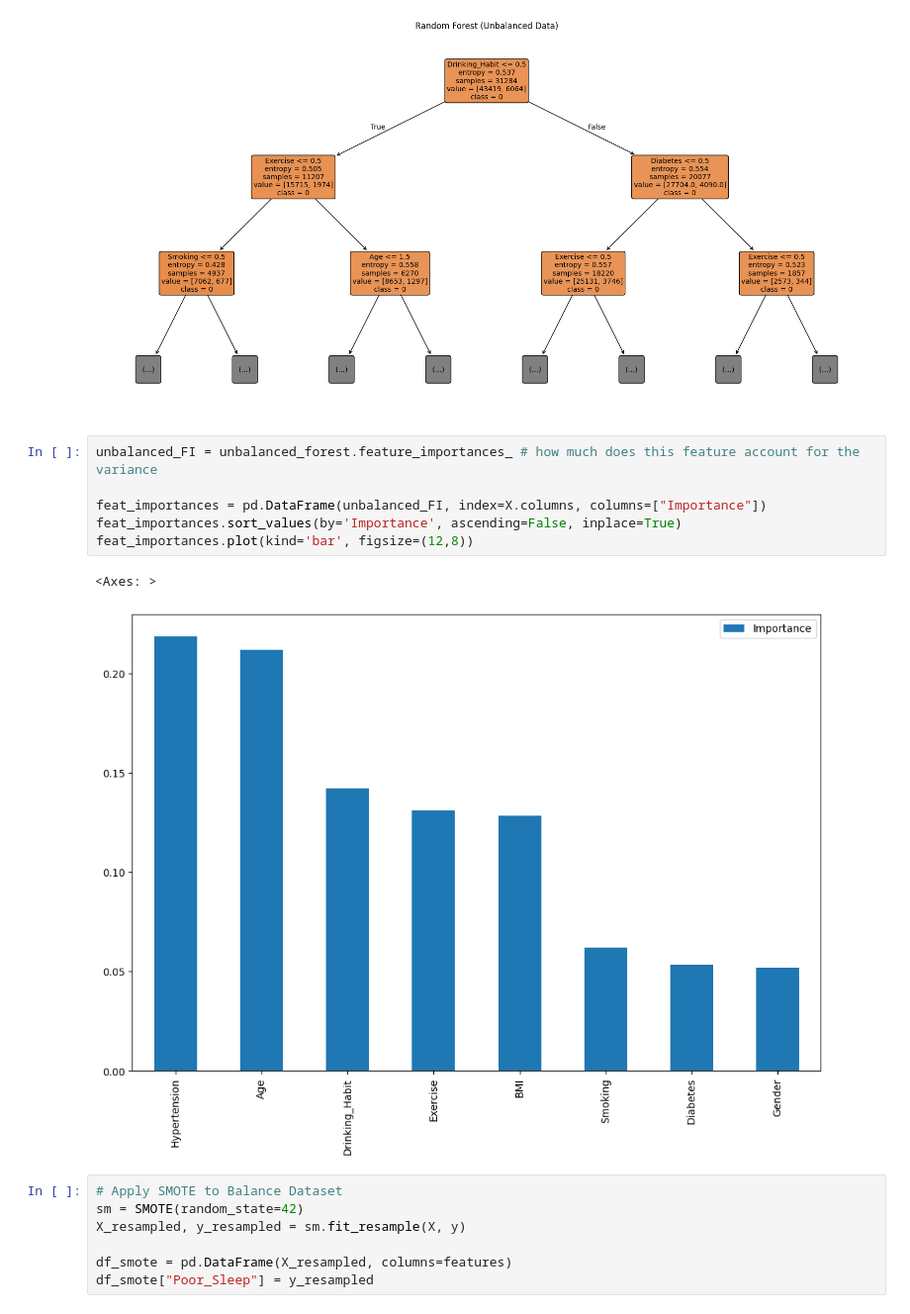
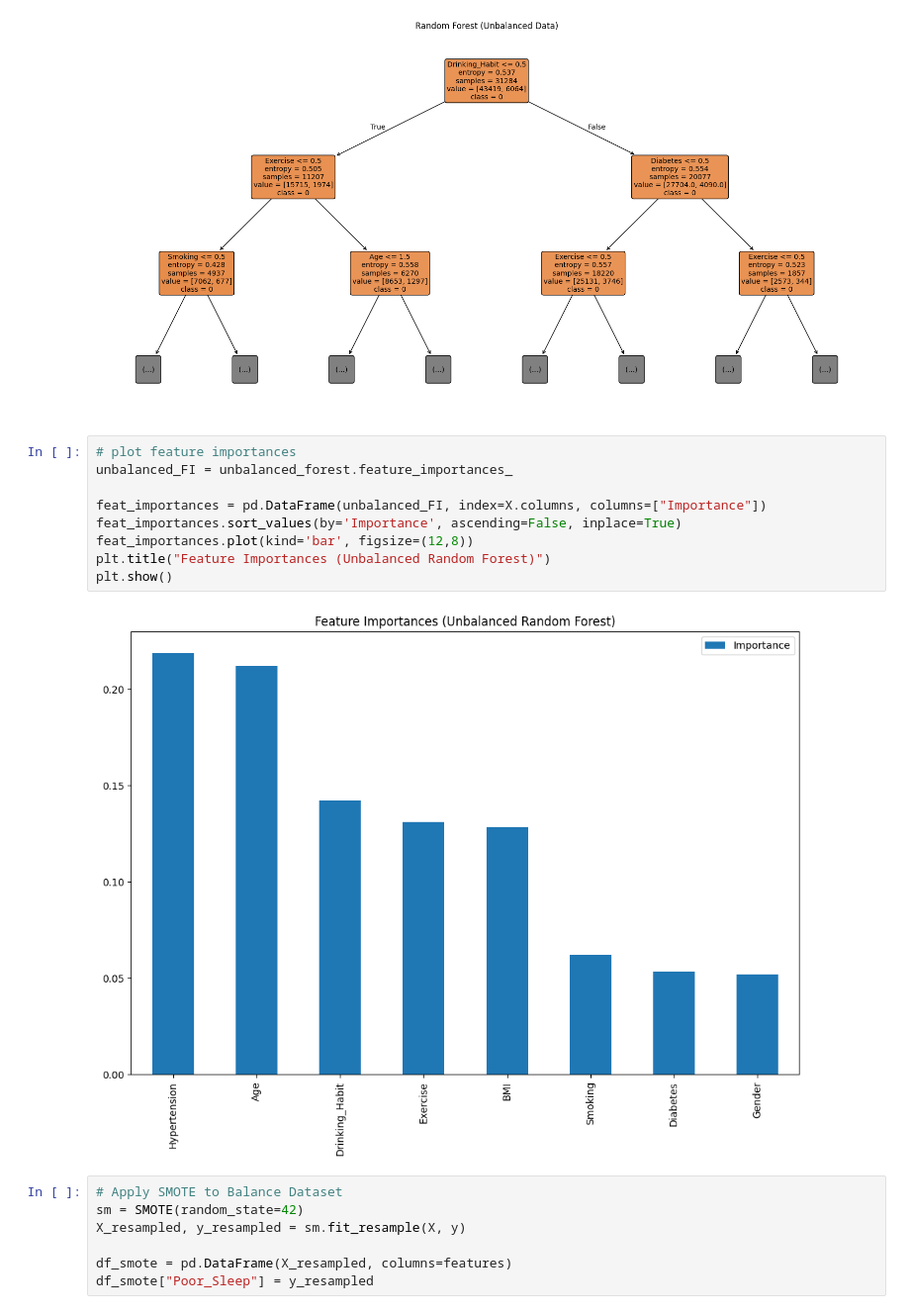
Before and after one commit to jweland/DataModels, a Jupyter notebook: RandomForest.ipynb, the cells around one changed output. Shown at 99% size. Saved outputs shown, nothing was run; the diff lists cells and outputs as text.

```diff
--- a/RandomForest.ipynb
+++ b/RandomForest.ipynb
@@ -57,14 +57,16 @@ plt.show()
 # %% [output]
 [figure]
 # %%
-unbalanced_FI = unbalanced_forest.feature_importances_ # how much does this feature account for the variance
+# plot feature importances
+unbalanced_FI = unbalanced_forest.feature_importances_
 
 feat_importances = pd.DataFrame(unbalanced_FI, index=X.columns, columns=["Importance"])
 feat_importances.sort_values(by='Importance', ascending=False, inplace=True)
 feat_importances.plot(kind='bar', figsize=(12,8))
+plt.title("Feature Importances (Unbalanced Random Forest)")
+plt.show()
 # %% [output]
-<Axes: >
-[figure, old version]
+[figure, new version]
 # %%
 # Apply SMOTE to Balance Dataset
 sm = SMOTE(random_state=42)
```
Also changed, not shown: parts of 2 cells of this notebook, 1 other file.
